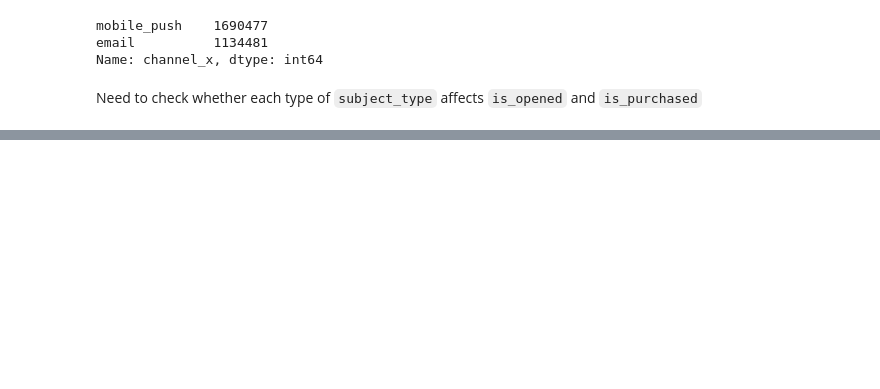
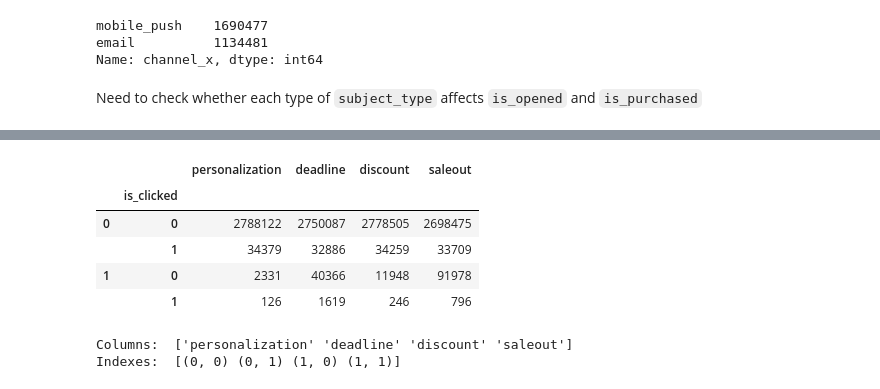
Before and after one commit to miguelsadorra14/DataWrangling, a Jupyter notebook: project.ipynb, the cells around one changed output, grey strips where cells are left out. Cells and saved outputs as stored; diff of their text form; code cells hidden in the pictures; blank space fills up the shorter version.

```diff
--- a/project.ipynb
+++ b/project.ipynb
@@ -152,0 +246,19 @@ Need to check whether each type of `subject_type` affects `is_opened` and `is_pu
+# %%
+personalization = merged_df.groupby('subject_with_personalization')['is_clicked'].value_counts()
+deadline = merged_df.groupby("subject_with_deadline")['is_clicked'].value_counts()
+discounts = merged_df.groupby("subject_with_discount")['is_clicked'].value_counts()
+saleout = merged_df.groupby('subject_with_saleout')['is_clicked'].value_counts()
+
+result = pd.concat([personalization, deadline, discounts, saleout], axis=1, keys=['personalization', 'deadline', 'discount', 'saleout'])
+display(result)
+print("Columns: ",result.columns.values)
+print("Indexes: ",result.index.values)
+# %% [output]
+|  |  | personalization | deadline | discount | saleout |
+|  | is_clicked |  |  |  |  |
+| 0 | 0 | 2788122 | 2750087 | 2778505 | 2698475 |
+|  | 1 | 34379 | 32886 | 34259 | 33709 |
+| 1 | 0 | 2331 | 40366 | 11948 | 91978 |
+|  | 1 | 126 | 1619 | 246 | 796 |
+Columns:  ['personalization' 'deadline' 'discount' 'saleout']
+Indexes:  [(0, 0) (0, 1) (1, 0) (1, 1)]
```
Also changed, not shown: parts of 15 cells of this notebook.
